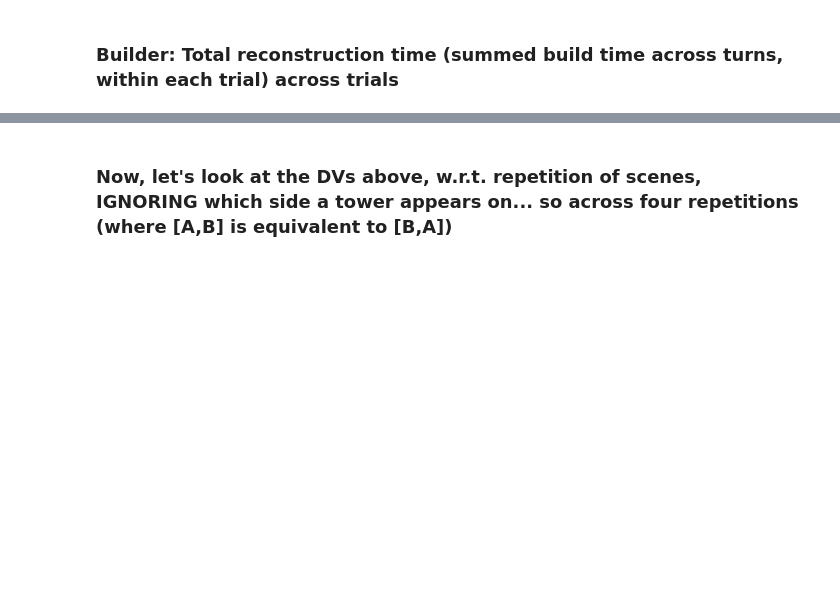
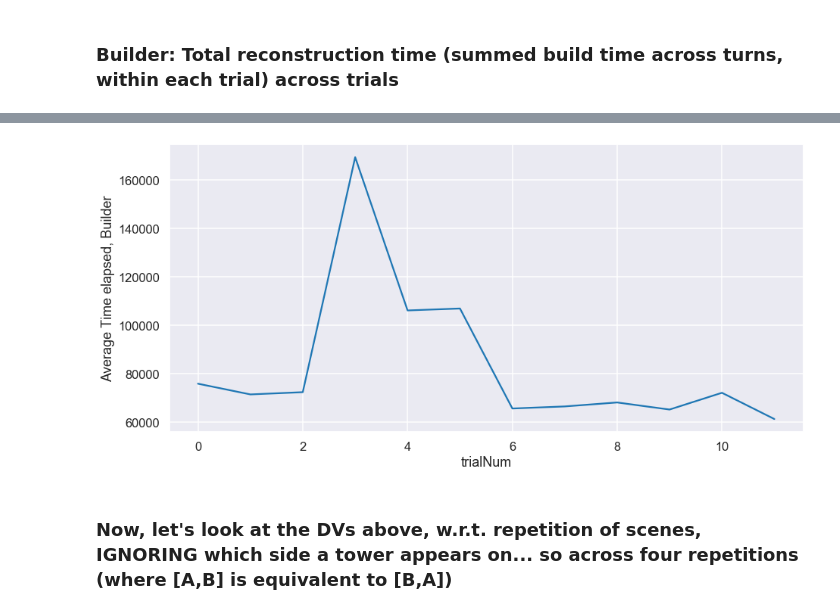
Before and after one commit to cogtoolslab/compositional-abstractions, a Jupyter notebook: analysis/compabs_analysis.ipynb, the cells around one changed output, grey strips where cells are left out. Cells and saved outputs as stored; diff of their text form; code cells hidden in the pictures; blank space fills up the shorter version.

```diff
--- a/analysis/compabs_analysis.ipynb
+++ b/analysis/compabs_analysis.ipynb
@@ -362,2 +399,11 @@ plt.ylabel('Trial Score')
 # %% [markdown]
 ### Builder: Total reconstruction time (summed build time across turns, within each trial) across trials
+# %%
+#check time elapsed
+df_block["timeElapsedInTurn"] = pd.to_numeric(df_block['timeElapsedInTurn'])
+# %%
+## line plots
+fig, ax = plt.subplots(figsize=(15,7))
+df_block.groupby(['gameid','trialNum'])['timeElapsedInTurn'].sum().groupby(['trialNum']).mean().plot(ax = ax)
+plt.ylabel('Average Time elapsed, Builder')
+# %% [output]
@@ -364,2 +411,3 @@ plt.ylabel('Trial Score')
+[figure, added]
 # %% [markdown]
 ### Now, let's look at the DVs above, w.r.t. repetition of scenes, IGNORING which side a tower appears on... so across four repetitions (where [A,B] is equivalent to [B,A])
```
Also changed, not shown: parts of 16 cells of this notebook.
